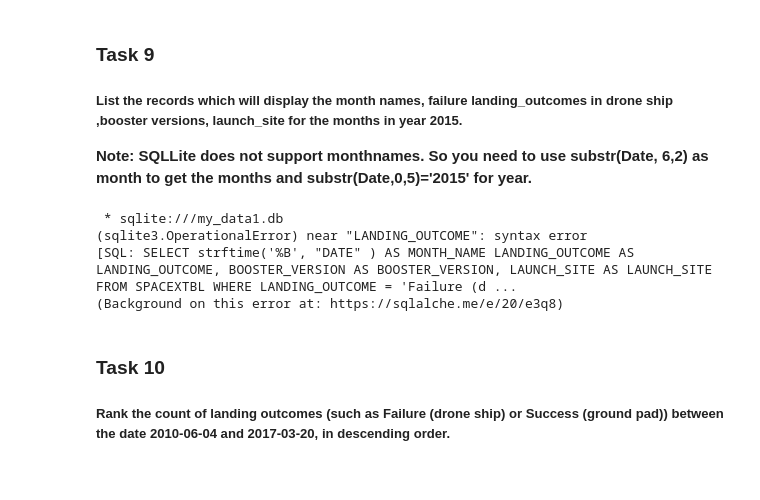
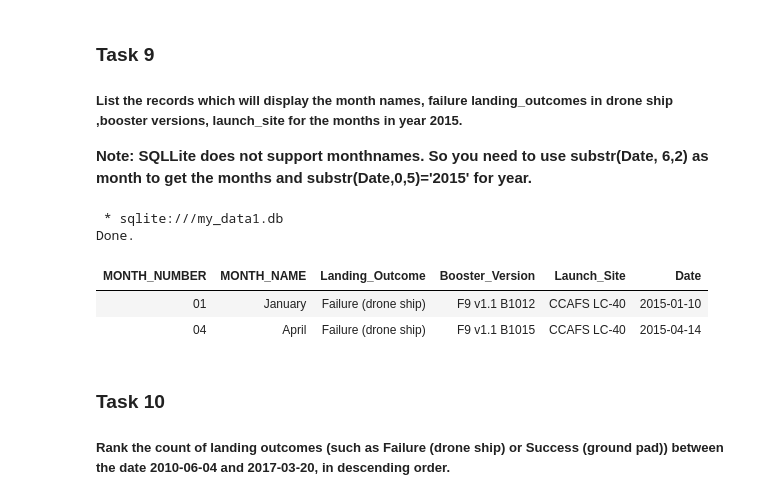
Before and after one commit to ryoosuke/applied-data-science-capstone, a Jupyter notebook: jupyter-labs-eda-sql-coursera_sqllite.ipynb, the cells around one changed output. Drawn from its saved outputs; the diff is of its cells as text; code cells hidden in the pictures.

```diff
--- a/jupyter-labs-eda-sql-coursera_sqllite.ipynb
+++ b/jupyter-labs-eda-sql-coursera_sqllite.ipynb
@@ -274,17 +274,28 @@ Done.
 ##### List the records which will display the month names, failure landing_outcomes in drone ship ,booster versions, launch_site for the months in year 2015.
 
 **Note: SQLLite does not support monthnames. So you need to use  substr(Date, 6,2) as month to get the months and substr(Date,0,5)='2015' for year.**
-# %%
-%sql SELECT TO_CHAR("DATE", 'MONTH') AS MONTH_NAME \
-    LANDING_OUTCOME AS LANDING_OUTCOME, \
-    BOOSTER_VERSION AS BOOSTER_VERSION, \
-    LAUNCH_SITE AS LAUNCH_SITE \
-    FROM SPACEXTBL WHERE LANDING_OUTCOME = 'Failure (drone ship)' AND "DATE" LIKE '%2015%'
-# %% [output]
- * sqlite:///my_data1.db
-(sqlite3.OperationalError) near "LANDING_OUTCOME": syntax error
-[SQL: SELECT strftime('%B', "DATE" ) AS MONTH_NAME LANDING_OUTCOME AS LANDING_OUTCOME, BOOSTER_VERSION AS BOOSTER_VERSION, LAUNCH_SITE AS LAUNCH_SITE FROM SPACEXTBL WHERE LANDING_OUTCOME = 'Failure (d ...
-(Background on this error at: https://sqlalche.me/e/20/e3q8)
+# %%
+%sql SELECT strftime('%m', DATE) AS MONTH_NUMBER, \
+    CASE strftime('%m', DATE) \
+        WHEN '01' THEN 'January' \
+        WHEN '02' THEN 'February' \
+        WHEN '03' THEN 'March' \
+        WHEN '04' THEN 'April' \
+        WHEN '05' THEN 'May' \
+        WHEN '06' THEN 'June' \
+        WHEN '07' THEN 'July' \
+        WHEN '08' THEN 'August' \
+        WHEN '09' THEN 'September' \
+        WHEN '10' THEN 'October' \
+        WHEN '11' THEN 'November' \
+        WHEN '12' THEN 'December' \
+    END AS MONTH_NAME,LANDING_OUTCOME, BOOSTER_VERSION, LAUNCH_SITE, DATE FROM SPACEXTBL WHERE LANDING_OUTCOME = 'Failure (drone ship)' AND DATE LIKE '%2015%'
+# %% [output]
+ * sqlite:///my_data1.db
+Done.
+| MONTH_NUMBER | MONTH_NAME | Landing_Outcome | Booster_Version | Launch_Site | Date |
+| 01 | January | Failure (drone ship) | F9 v1.1 B1012 | CCAFS LC-40 | 2015-01-10 |
+| 04 | April | Failure (drone ship) | F9 v1.1 B1015 | CCAFS LC-40 | 2015-04-14 |
 # %% [markdown]
 ### Task 10
 
```
Also changed, not shown: parts of 2 cells of this notebook.
